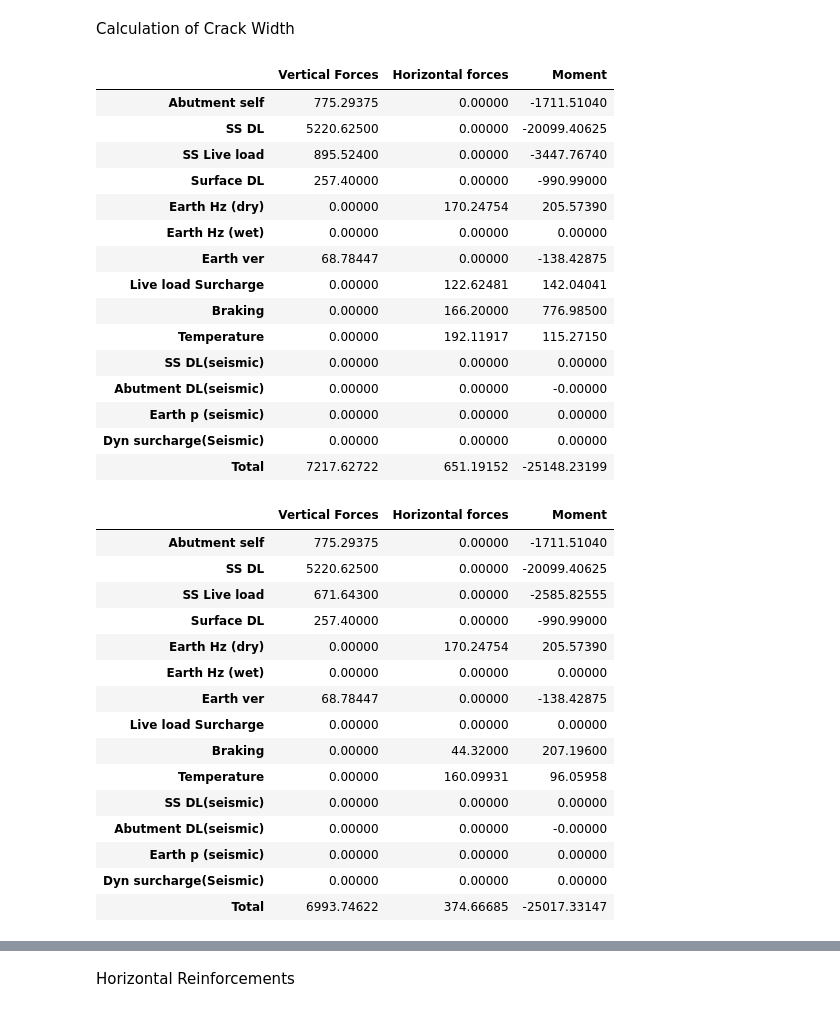
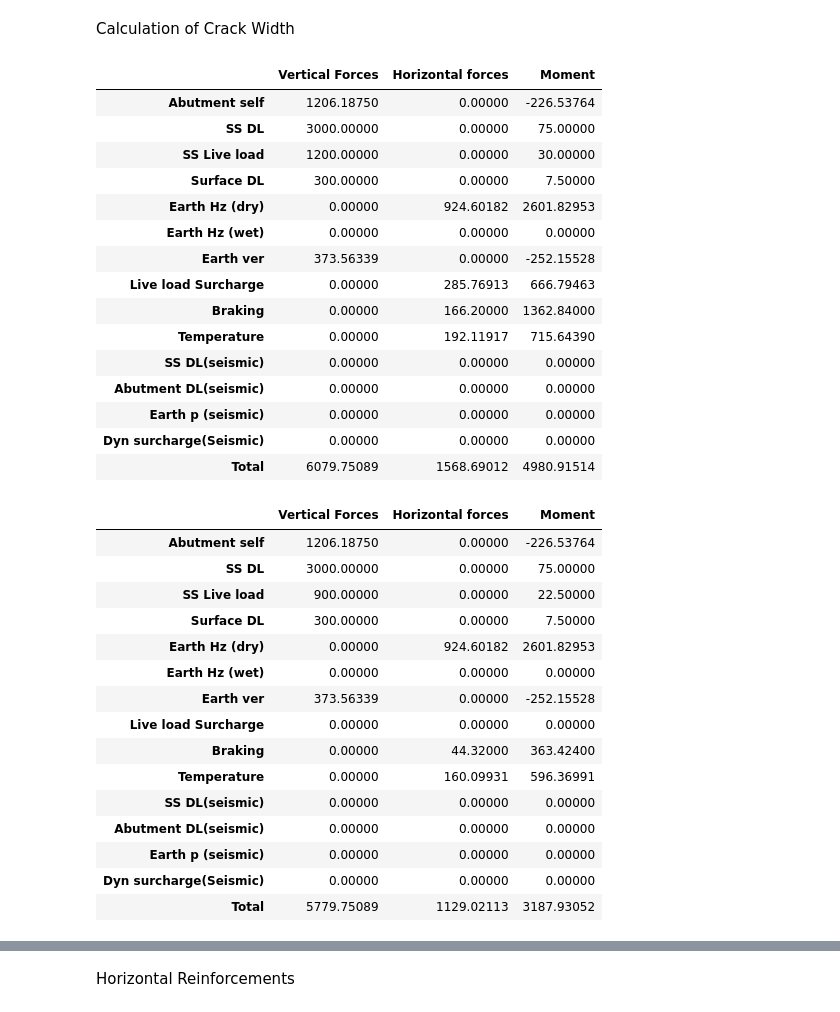
Before and after one commit to Rawrr-123/PSC_bridge, a Jupyter notebook: Abutment.ipynb, the cells around one changed output, grey strips where cells are left out. Cells and saved outputs as stored; diff of their text form; code cells hidden in the pictures.

```diff
--- a/Abutment.ipynb
+++ b/Abutment.ipynb
@@ -113,9 +114,8 @@ Inputs: Live Loads, Dead loads and Pedestrian loads
 # %%
 #dummy loads
 df1=pd.read_csv('outputs/DL_for_Seismic.csv',index_col=None,header=None)
-print(df1)
-dl = float(df1.iloc[1,2]) + float(df1.iloc[2,2]) #dead loads
-# ll = 1000 #live loads including impact
-pdl = float(df1.iloc[4,2]) #pedestrian loads
-sdl = float(df1.iloc[3,2]) #Surface Loads
-print(type(pdl))
+# print(df1)
+dl = float(df1.iloc[1,3])+float(df1.iloc[2,3]) #dead loads
+ll = 1000 #live loads including impact
+pdl = float(df1.iloc[4,3]) #pedestrian loads
+sdl=float(df1.iloc[3,3]) #Surface Loads
@@ -179,8 +171,7 @@ display(A1.loc[7,'Load'])
 # %% [markdown]
 Loads from superstructure
 # %%
-load = [dl,ll,sdl]
-print(load)
+load = [dl,ll+pdl,sdl]
 arm = [round(z(abut['ttl_stembase_width'],abut['haunch']['stem_haunch'][0],abut['edge_to_bearing_c']+abut['bw_to_bearing_c'],abut['bw_width'],'r'),5),
       round(z(abut['ttl_stembase_width'],abut['haunch']['stem_haunch'][0],abut['edge_to_bearing_c']+abut['bw_to_bearing_c'],abut['bw_width'],'r'),5),
       round(z(abut['ttl_stembase_width'],abut['haunch']['stem_haunch'][0],abut['edge_to_bearing_c']+abut['bw_to_bearing_c'],abut['bw_width'],'r'),5)]
@@ -249,7 +240,9 @@ Temperature Forces
 # %%
 temp_var = 30 #Temperature variation in degree celsius
 alp = 0.000012 #Coefficient of thermal expansion in m/deg. c/m
-l = box['span'] #span of bridge
+df1=pd.read_excel('data/span.xlsx')
+span=df1.iloc[0,0]
+l = df1.iloc[0,0] #span of bridge
 shr_str = 0.0002 #Strain due to shrinkage.
 th_el = temp_var*alp*l #Thermal elongation in m.
 shr_el = l*shr_str #Shrinkage elongation in m.
@@ -858,2 +841,15 @@ The member is designed for pure flexure.
 # %% [markdown]
 Calculation of limiting values
+# %%
+#Inputs
+
+Ecu = 0.0035 #Limiting strain in concrete.
+Es = 0.87*fy/E
+ce = 75 #Effective cover in mm.
+d = (abut['ttl_stembase_width']*1000) - ce - 10 #Effective depth of beam.
+beta1 = 0.80952
+beta2 = 0.416
+fyd = fy/1.15
+fctm = 0.259*pow(fck,2/3)
+dia = 20 #Diameter of reinforcement bars in mm.
+print(d)
@@ -934,7 +934,7 @@ OK
 Calculation of Crack Width
 # %%
 #Inputs
-hc_eff = min([2.5*(abut['ttl_stembase_width']-((abut['ttl_stembase_width']*1000) - ce - 10)), (abut['ttl_stembase_width']-xu)/3, abut['ttl_stembase_width']/2])
+hc_eff = min([2.5*(abut['ttl_stembase_width']-d), (abut['ttl_stembase_width']-xu)/3, abut['ttl_stembase_width']/2])
 ac_eff = abut['width_of_abut']*hc_eff
 k_t = 0.5
 f_cm = fck+10
@@ -954,62 +954,62 @@ for index,i in enumerate(rare):
     mom_rare.append(round(rare[index]*moment_unf[index],5))
 W1 = pd.DataFrame({"Vertical Forces":v_rare, 'Horizontal forces':hz_rare,"Moment":mom_rare},index = ['Abutment self','SS DL','SS Live load','Surface DL','Earth Hz (dry)','Earth Hz (wet)','Earth ver','Live load Surcharge','Braking','Temperature','SS DL(seismic)','Abutment DL(seismic)','Earth p (seismic)','Dyn surcharge(Seismic)'])
 W1.loc[len(W1.index)] = [W1['Vertical Forces'].sum(), W1['Horizontal forces'].sum(), W1['Moment'].sum()]
 display(W1.rename(index={14:'Total'}))
 
 # Frequent combination
 v_freq = []
 hz_freq = []
 mom_freq = []
 for index,i in enumerate(freq):
     v_freq.append(round(freq[index]*force_ver[index],5))
     hz_freq.append(round(freq[index]*force_hz[index],5))
     mom_freq.append(round(freq[index]*moment_unf[index],5))
 W2 = pd.DataFrame({"Vertical Forces":v_freq, 'Horizontal forces':hz_freq,"Moment":mom_freq},index = ['Abutment self','SS DL','SS Live load','Surface DL','Earth Hz (dry)','Earth Hz (wet)','Earth ver','Live load Surcharge','Braking','Temperature','SS DL(seismic)','Abutment DL(seismic)','Earth p (seismic)','Dyn surcharge(Seismic)'])
 W2.loc[len(W2.index)] = [W2['Vertical Forces'].sum(), W2['Horizontal forces'].sum(), W2['Moment'].sum()]
 display(W2.rename(index={14:'Total'}))
 
 # Quasi-permanent combination
 v_quasi = []
 hz_quasi = []
 mom_quasi = []
 for index,i in enumerate(quasi):
     v_quasi.append(round(quasi[index]*force_ver[index],5))
     hz_quasi.append(round(quasi[index]*force_hz[index],5))
     mom_quasi.append(round(quasi[index]*moment_unf[index],5))
 W3 = pd.DataFrame({"Vertical Forces":v_quasi, 'Horizontal forces':hz_quasi,"Moment":mom_quasi},index = ['Abutment self','SS DL','SS Live load','Surface DL','Earth Hz (dry)','Earth Hz (wet)','Earth ver','Live load Surcharge','Braking','Temperature','SS DL(seismic)','Abutment DL(seismic)','Earth p (seismic)','Dyn surcharge(Seismic)'])
 W3.loc[len(W3.index)] = [W3['Vertical Forces'].sum(), W3['Horizontal forces'].sum(), W3['Moment'].sum()]
 display(W3.rename(index={14:'Total'}))
 # %% [output]
 |  | Vertical Forces | Horizontal forces | Moment |
-| Abutment self | 775.29375 | 0.00000 | -1711.51040 |
-| SS DL | 5220.62500 | 0.00000 | -20099.40625 |
-| SS Live load | 895.52400 | 0.00000 | -3447.76740 |
-| Surface DL | 257.40000 | 0.00000 | -990.99000 |
-| Earth Hz (dry) | 0.00000 | 170.24754 | 205.57390 |
+| Abutment self | 1206.18750 | 0.00000 | -226.53764 |
+| SS DL | 3000.00000 | 0.00000 | 75.00000 |
+| SS Live load | 1200.00000 | 0.00000 | 30.00000 |
+| Surface DL | 300.00000 | 0.00000 | 7.50000 |
+| Earth Hz (dry) | 0.00000 | 924.60182 | 2601.82953 |
 | Earth Hz (wet) | 0.00000 | 0.00000 | 0.00000 |
-| Earth ver | 68.78447 | 0.00000 | -138.42875 |
-| Live load Surcharge | 0.00000 | 122.62481 | 142.04041 |
-| Braking | 0.00000 | 166.20000 | 776.98500 |
-| Temperature | 0.00000 | 192.11917 | 115.27150 |
+| Earth ver | 373.56339 | 0.00000 | -252.15528 |
+| Live load Surcharge | 0.00000 | 285.76913 | 666.79463 |
+| Braking | 0.00000 | 166.20000 | 1362.84000 |
+| Temperature | 0.00000 | 192.11917 | 715.64390 |
 | SS DL(seismic) | 0.00000 | 0.00000 | 0.00000 |
-| Abutment DL(seismic) | 0.00000 | 0.00000 | -0.00000 |
+| Abutment DL(seismic) | 0.00000 | 0.00000 | 0.00000 |
 | Earth p (seismic) | 0.00000 | 0.00000 | 0.00000 |
 | Dyn surcharge(Seismic) | 0.00000 | 0.00000 | 0.00000 |
-| Total | 7217.62722 | 651.19152 | -25148.23199 |
+| Total | 6079.75089 | 1568.69012 | 4980.91514 |
 |  | Vertical Forces | Horizontal forces | Moment |
-| Abutment self | 775.29375 | 0.00000 | -1711.51040 |
-| SS DL | 5220.62500 | 0.00000 | -20099.40625 |
-| SS Live load | 671.64300 | 0.00000 | -2585.82555 |
-| Surface DL | 257.40000 | 0.00000 | -990.99000 |
-| Earth Hz (dry) | 0.00000 | 170.24754 | 205.57390 |
+| Abutment self | 1206.18750 | 0.00000 | -226.53764 |
+| SS DL | 3000.00000 | 0.00000 | 75.00000 |
+| SS Live load | 900.00000 | 0.00000 | 22.50000 |
+| Surface DL | 300.00000 | 0.00000 | 7.50000 |
+| Earth Hz (dry) | 0.00000 | 924.60182 | 2601.82953 |
 | Earth Hz (wet) | 0.00000 | 0.00000 | 0.00000 |
-| Earth ver | 68.78447 | 0.00000 | -138.42875 |
+| Earth ver | 373.56339 | 0.00000 | -252.15528 |
 | Live load Surcharge | 0.00000 | 0.00000 | 0.00000 |
-| Braking | 0.00000 | 44.32000 | 207.19600 |
-| Temperature | 0.00000 | 160.09931 | 96.05958 |
+| Braking | 0.00000 | 44.32000 | 363.42400 |
+| Temperature | 0.00000 | 160.09931 | 596.36991 |
 | SS DL(seismic) | 0.00000 | 0.00000 | 0.00000 |
-| Abutment DL(seismic) | 0.00000 | 0.00000 | -0.00000 |
+| Abutment DL(seismic) | 0.00000 | 0.00000 | 0.00000 |
 | Earth p (seismic) | 0.00000 | 0.00000 | 0.00000 |
 | Dyn surcharge(Seismic) | 0.00000 | 0.00000 | 0.00000 |
-| Total | 6993.74622 | 374.66685 | -25017.33147 |
+| Total | 5779.75089 | 1129.02113 | 3187.93052 |
 |  | Vertical Forces | Horizontal forces | Moment |
```
Also changed, not shown: parts of 32 cells of this notebook, 5 other files.
